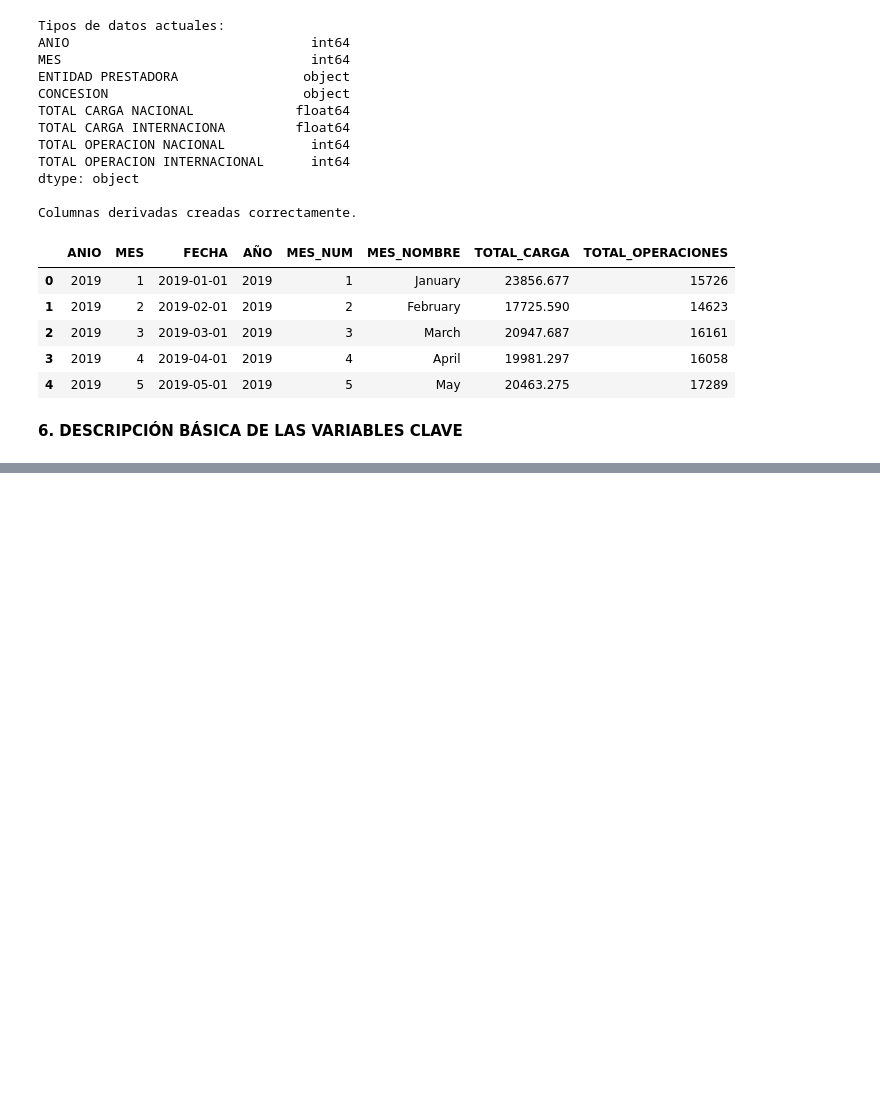
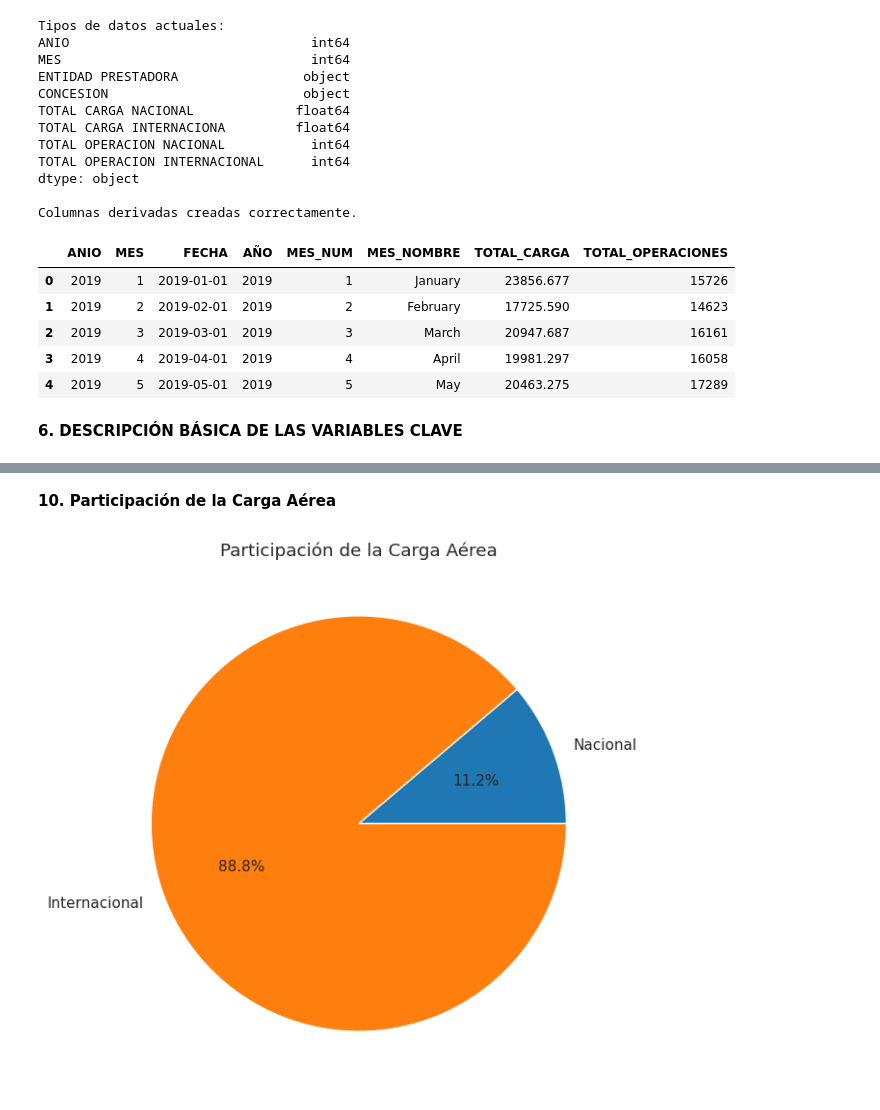
Before and after one commit to AlexisPerezCordero/Analisis-Trafico-Aereo-Jorge-Chavez, a Jupyter notebook: Analisis_Trafico_Aereo.ipynb, the cells around one changed output, grey strips where cells are left out. Cells and saved outputs as stored; diff of their text form; code cells hidden in the pictures; blank space fills up the shorter version.

```diff
--- a/Analisis_Trafico_Aereo.ipynb
+++ b/Analisis_Trafico_Aereo.ipynb
@@ -204,0 +271,19 @@ Resumen estadístico de las variables numéricas:
+# %% [markdown]
+**10. Participación de la Carga Aérea**
+# %%
+# El gráfico circular permite visualizar la proporción
+# relativa de la carga nacional e internacional.
+
+plt.figure(figsize=(7,7))
+
+carga_comparacion.plot(
+    kind="pie",
+    autopct="%1.1f%%"
+)
+
+plt.title("Participación de la Carga Aérea")
+plt.ylabel("")
+
+plt.show()
+# %% [output]
+[figure, added]
```
Also changed, not shown: parts of 13 cells of this notebook.
